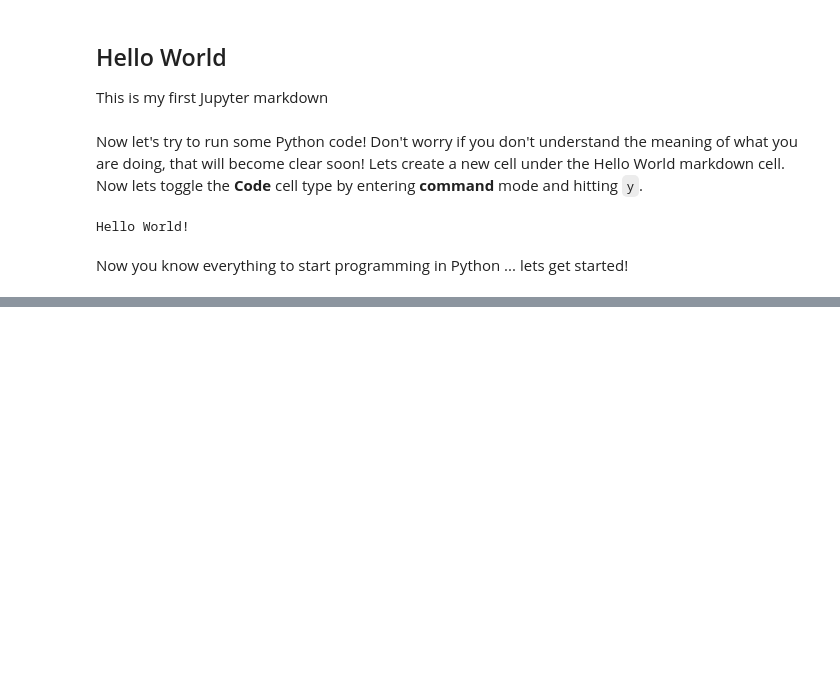
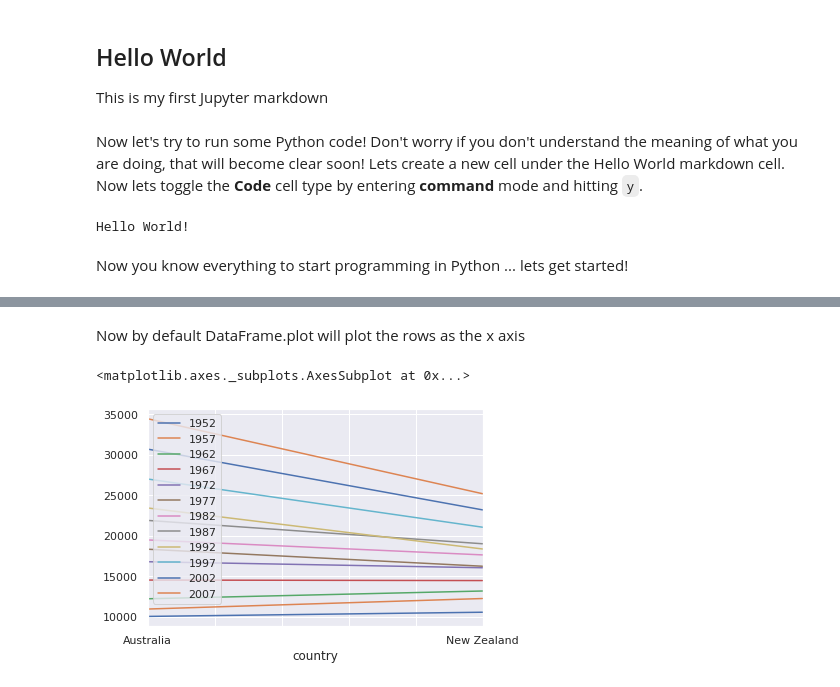
Before and after one commit to geekypete/python-data-vis, a Jupyter notebook: python-data-vis-tutorial.ipynb, the cells around one changed output, grey strips where cells are left out. Cells and saved outputs as stored; diff of their text form; code cells hidden in the pictures; blank space fills up the shorter version.

```diff
--- a/python-data-vis-tutorial.ipynb
+++ b/python-data-vis-tutorial.ipynb
@@ -25,0 +60,7 @@ Now you know everything to start programming in Python ... lets get started!
+# %% [markdown]
+Now by default DataFrame.plot will plot the rows as the x axis
+# %%
+data.plot()
+# %% [output]
+<matplotlib.axes._subplots.AxesSubplot at 0x...>
+[figure, added]
```
Also changed, not shown: parts of 25 cells of this notebook.
